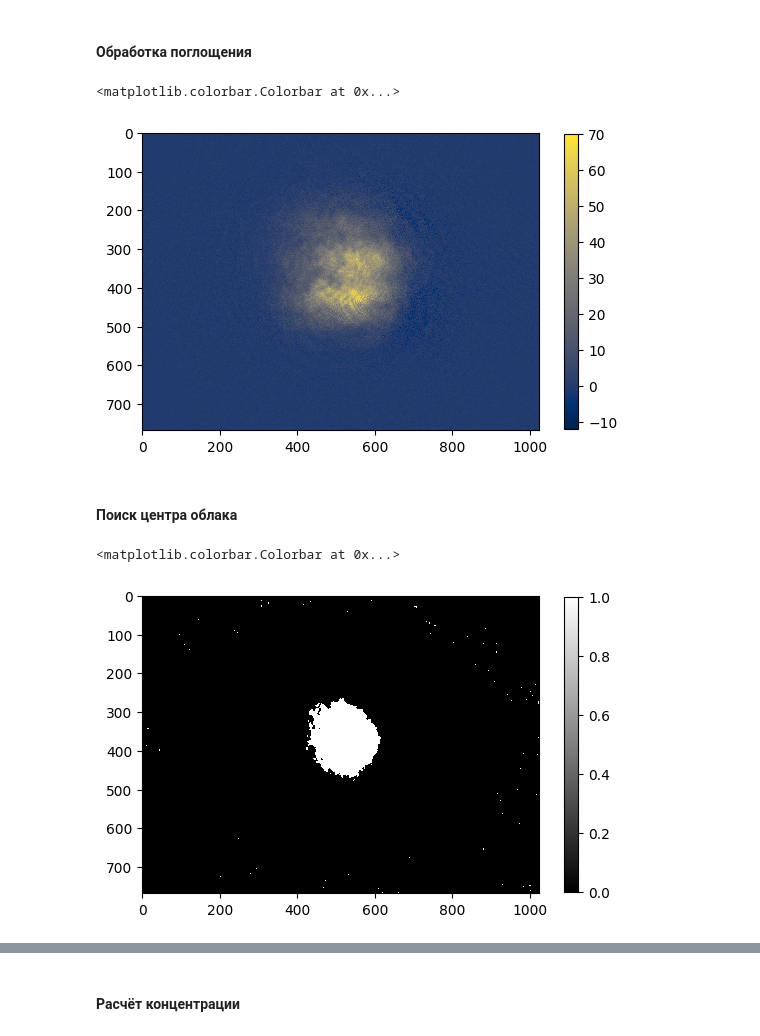
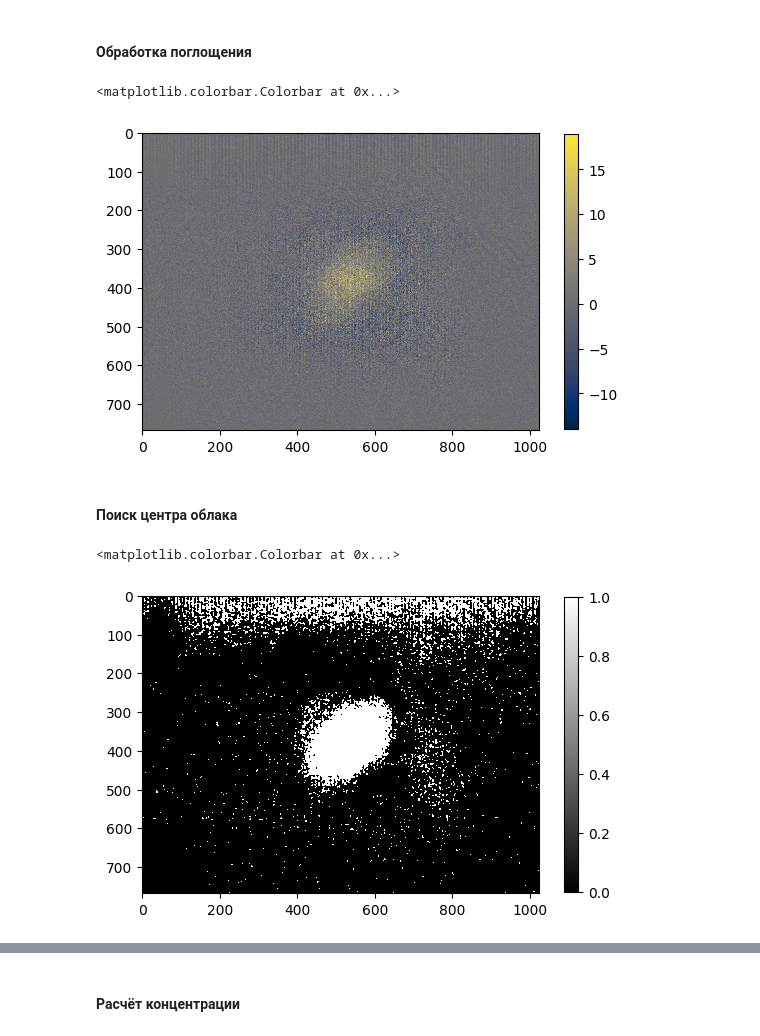
Before and after one commit to chekhyr/AbIm-soft, a Jupyter notebook: AI_Calcium.ipynb, the cells around one changed output, grey strips where cells are left out. Cells and saved outputs as stored; diff of their text form; code cells hidden in the pictures.

```diff
--- a/AI_Calcium.ipynb
+++ b/AI_Calcium.ipynb
@@ -27,10 +27,10 @@ Kx_abs = 0.0006272973203202318
 # %% [markdown]
 #### Обработка поглощения
 # %%
-file_abs = "image_5"
+file_abs = "image_0"
 #directory = r"..//" #EXPERIMENTS
 #directory = r"../..//" #desktop
-directory = r"../2025-10-09_densityScan_b=75/d=6.79V//" #EXPERIMENTS
+directory = r"../2025-10-08_densityScan_b=115/d=6.44V//" #EXPERIMENTS
 
 '''Чтение и разбиение файла'''
 img = PIL.Image.open(directory + file_abs + ".tif") #initially a grayscale image
@@ -61,33 +61,33 @@ plt.imshow(D, cmap="cividis", interpolation="none")
 plt.colorbar(shrink=.8)
 # %% [output]
 <matplotlib.colorbar.Colorbar at 0x...>
-[figure, old version]
+[figure, new version]
 # %% [markdown]
 #### Поиск центра облака
 # %%
 '''Фильтрация физичных T<=1'''
 F = np.copy(T)
 for i in range(rows):
     for j in range(columns):
         if T[i, j] > 1:
             F[i, j] = 1
 
 '''Сглаживание шумов'''
 M = cv2.medianBlur(F, 5)
 
-TRSH = .65
+TRSH = .99
 '''Фильтрация пропускания ниже порогового значения'''
 _, binary = cv2.threshold(M, TRSH, 1, cv2.THRESH_BINARY_INV)
 # THRESH_BINARY_INV:
 #  ≤ TRSH = белые
 #  > TRSH = черные
 
 '''Визуализация'''
 plt.imshow(binary, cmap="gray", interpolation='none')
 plt.colorbar(shrink=.8)
 # %% [output]
 <matplotlib.colorbar.Colorbar at 0x...>
-[figure, old version]
+[figure, new version]
 # %%
 '''Выделение контура поглощения'''
 contours, _ = cv2.findContours(binary.astype(np.uint8), cv2.RETR_EXTERNAL, cv2.CHAIN_APPROX_SIMPLE)
```
Also changed, not shown: parts of 6 cells of this notebook, 1 other file.
